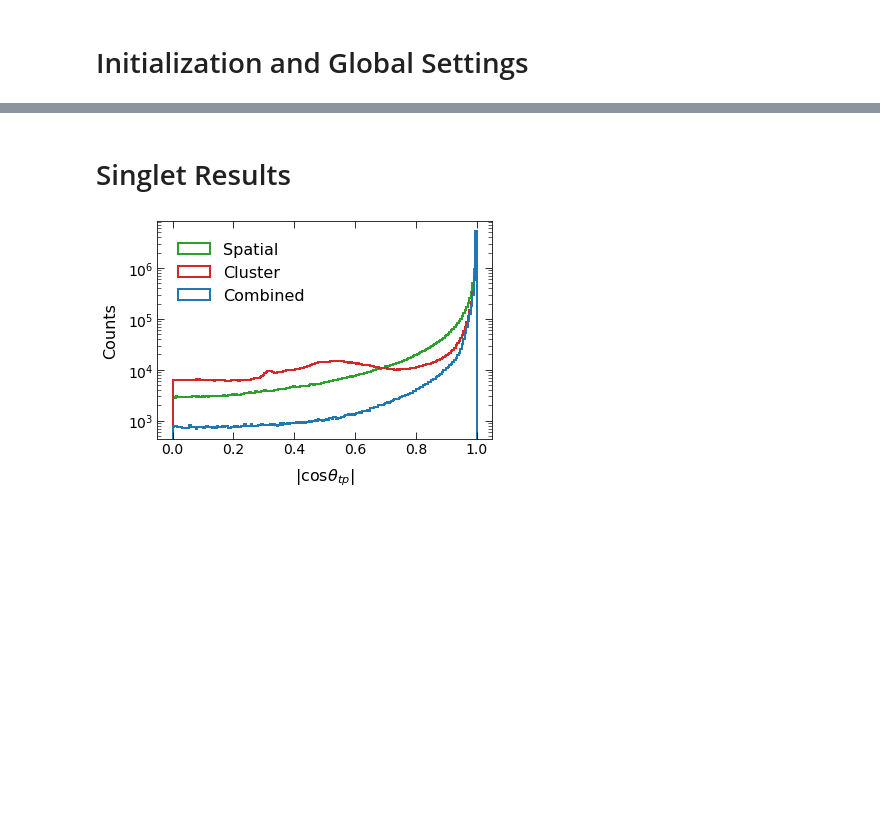
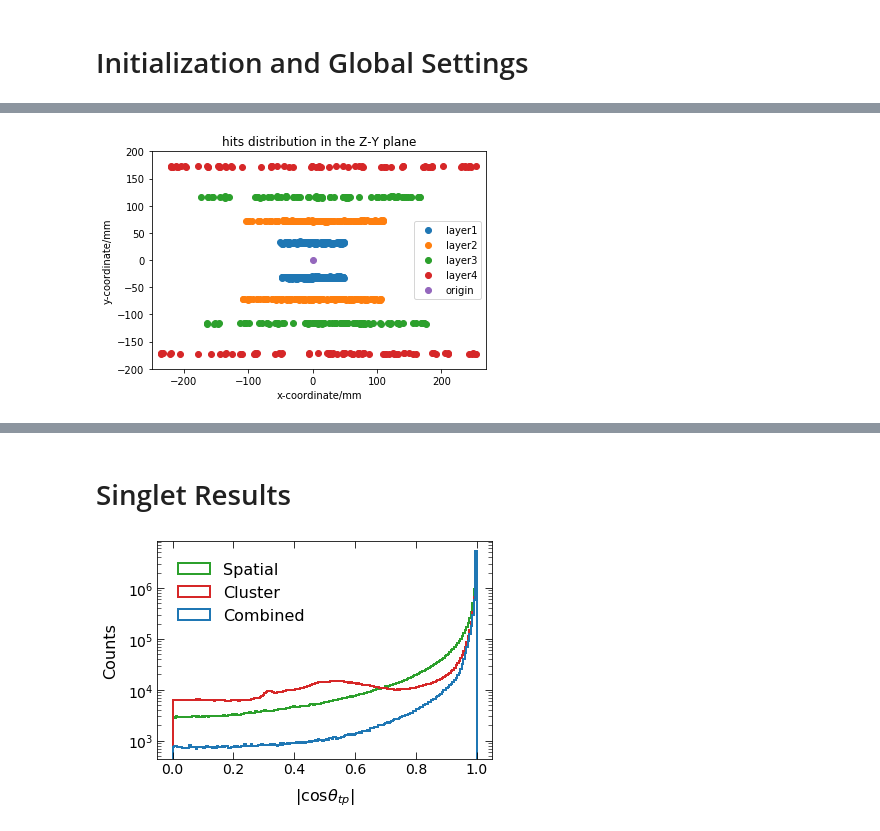
Before and after one commit to jxi24/TrackML, a Jupyter notebook: Results/result.ipynb, the cells around one changed output, grey strips where cells are left out. Saved outputs shown, nothing was run; the diff lists cells and outputs as text; code cells hidden in the pictures; blank space fills up the shorter version.

```diff
--- a/Results/result.ipynb
+++ b/Results/result.ipynb
@@ -26,0 +55,26 @@ def make_figure_axes(figsize=None):
+# %%
+zz_2 = np.load('zz_hits_layerid2.npy')
+zz_4 = np.load('zz_hits_layerid4.npy')
+zz_6 = np.load('zz_hits_layerid6.npy')
+zz_8 = np.load('zz_hits_layerid8.npy')
+
+yy_2 = np.load('yy_hits_layerid2.npy')
+yy_4 = np.load('yy_hits_layerid4.npy')
+yy_6 = np.load('yy_hits_layerid6.npy')
+yy_8 = np.load('yy_hits_layerid8.npy')
+
+plt.scatter(zz_2, yy_2)
+plt.scatter(zz_4, yy_4)
+plt.scatter(zz_6, yy_6)
+plt.scatter(zz_8, yy_8)
+plt.scatter(0, 0)
+
+plt.xlabel('x-coordinate/mm')
+plt.ylabel('y-coordinate/mm')
+plt.legend(['layer1', 'layer2', 'layer3', 'layer4', 'origin'])
+plt.xlim([-250, 270])
+plt.ylim([-200, 200])
+plt.title('hits distribution in the Z-Y plane')
+plt.savefig('hits distribution in the Z-Y plane.pdf', bbox_inches='tight')
+# %% [output]
+[figure, added]
```
Also changed, not shown: parts of 6 cells of this notebook, 32 other files.
